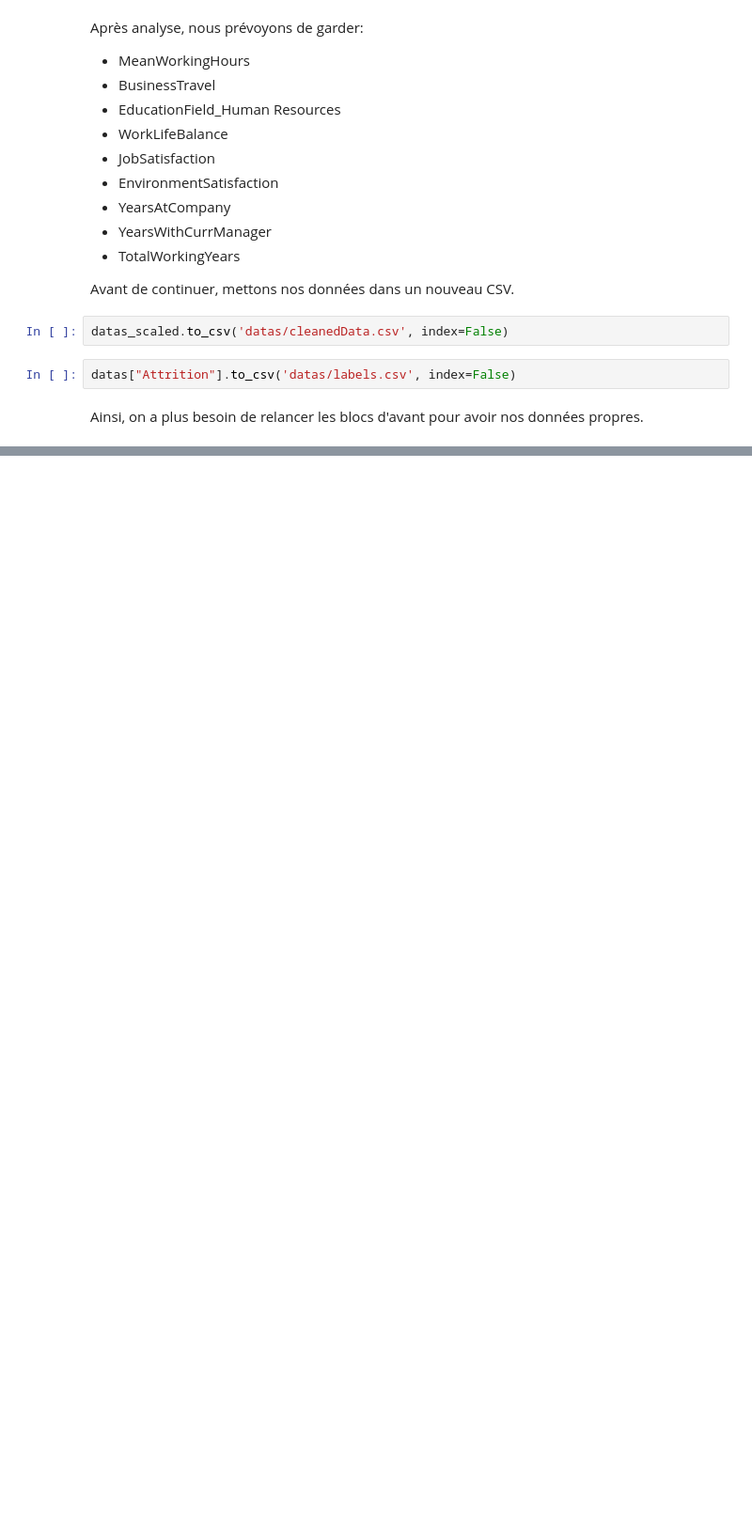
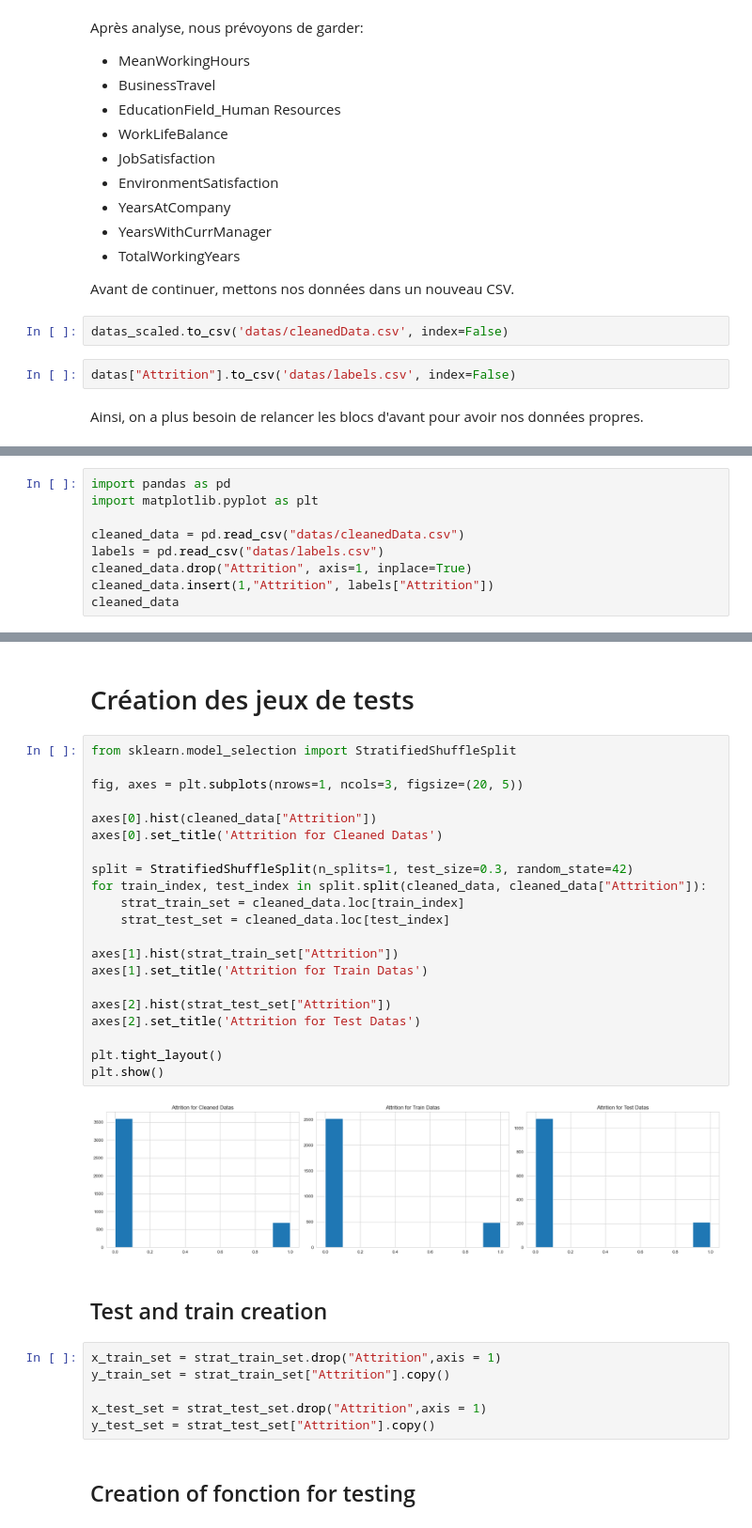
Before and after one commit to R1leMargoulin/Projet_ML_Human4You, a Jupyter notebook: Data_analysis.ipynb, the cells around one changed output, grey strips where cells are left out. Shown at 94% size. Saved outputs shown, nothing was run; the diff lists cells and outputs as text; blank space fills up the shorter version.

Commit message:
add random forest file

```diff
--- a/Data_analysis.ipynb
+++ b/Data_analysis.ipynb
@@ -347,0 +325,9 @@ memory usage: 1.3 MB
+# %%
+import pandas as pd
+import matplotlib.pyplot as plt
+
+cleaned_data = pd.read_csv("datas/cleanedData.csv")
+labels = pd.read_csv("datas/labels.csv")
+cleaned_data.drop("Attrition", axis=1, inplace=True)
+cleaned_data.insert(1,"Attrition", labels["Attrition"])
+cleaned_data
@@ -347,0 +348,35 @@ memory usage: 1.3 MB
+# %% [markdown]
+# Création des jeux de tests
+# %%
+from sklearn.model_selection import StratifiedShuffleSplit
+
+fig, axes = plt.subplots(nrows=1, ncols=3, figsize=(20, 5))
+
+axes[0].hist(cleaned_data["Attrition"])
+axes[0].set_title('Attrition for Cleaned Datas')
+
+split = StratifiedShuffleSplit(n_splits=1, test_size=0.3, random_state=42)
+for train_index, test_index in split.split(cleaned_data, cleaned_data["Attrition"]):
+    strat_train_set = cleaned_data.loc[train_index]
+    strat_test_set = cleaned_data.loc[test_index]
+
+axes[1].hist(strat_train_set["Attrition"])
+axes[1].set_title('Attrition for Train Datas')
+
+axes[2].hist(strat_test_set["Attrition"])
+axes[2].set_title('Attrition for Test Datas')
+
+plt.tight_layout()
+plt.show()
+# %% [output]
+[figure, added]
+# %% [markdown]
+## Test and train creation ##
+# %%
+x_train_set = strat_train_set.drop("Attrition",axis = 1)
+y_train_set = strat_train_set["Attrition"].copy()
+
+x_test_set = strat_test_set.drop("Attrition",axis = 1)
+y_test_set = strat_test_set["Attrition"].copy()
+# %% [markdown]
+## Creation of fonction for testing ##
```
Also changed, not shown: parts of 4 cells of this notebook.
